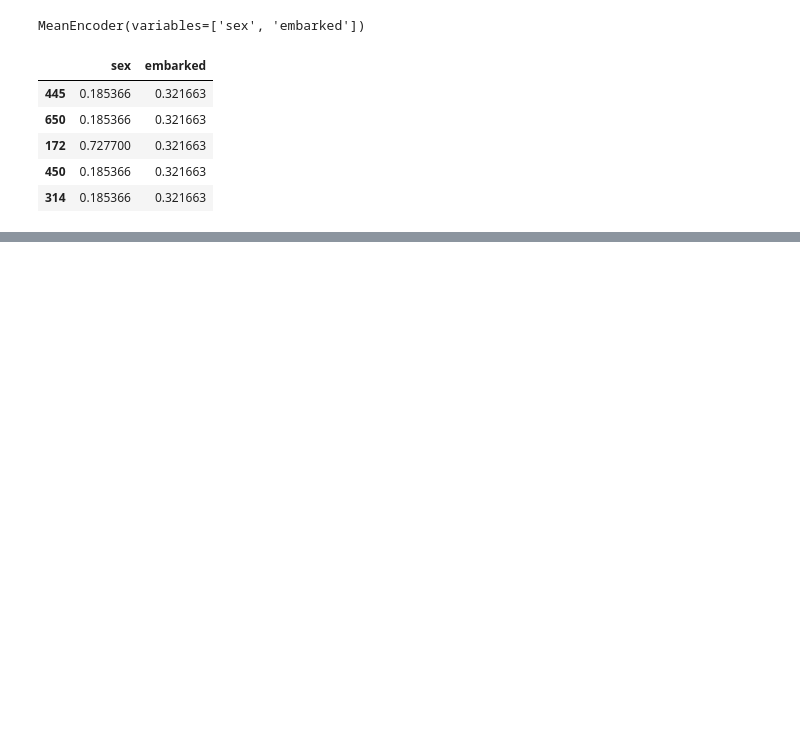
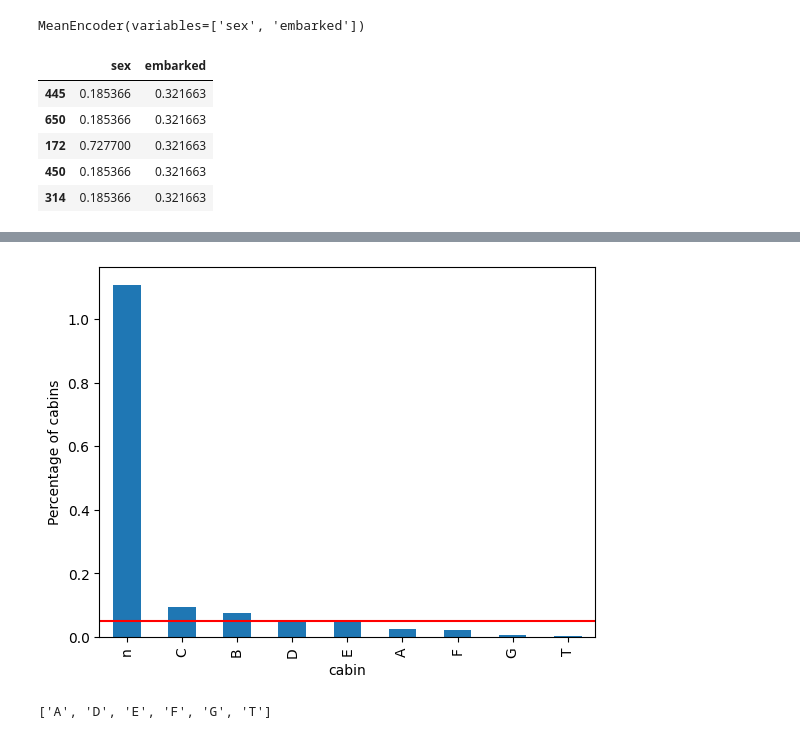
Before and after one commit to kar137/Machine-Learning-Portfolio, a Jupyter notebook: notebooks/Feature-Engineering/encoding.ipynb, the cells around one changed output, grey strips where cells are left out. Cells and saved outputs as stored; diff of their text form; code cells hidden in the pictures; blank space fills up the shorter version.

Commit message:
Implement WoE and Rare label encoding

```diff
--- a/notebooks/Feature-Engineering/encoding.ipynb
+++ b/notebooks/Feature-Engineering/encoding.ipynb
@@ -466,0 +494,11 @@ X_train.head()
+# %%
+# lets look at the count of categories of cabin features
+
+print(data['cabin'].value_counts())
+
+#Since, the count of 'T' category is so low, it can throw error when computing the log.
+# removing the 'T' category
+
+data = data[data['cabin'] != 'T']
+
+print(data['cabin'].value_counts())
@@ -466,0 +680,9 @@ X_train.head()
+# %%
+data = load_data()
+
+variable = 'cabin'
+# large cardinality often results in rare labels
+data[variable] = data[variable].astype('str').str[0]
+data = data[data[variable].notna()]
+
+print(data.groupby(variable)[variable].count()/len(data)) #percentage of occurance
@@ -466,0 +701,26 @@ X_train.head()
+# %%
+def display_rare(df, variable):
+
+    value_df = pd.Series(df[variable].value_counts() / len(X_train) )
+
+    # make plot with the above percentages
+    fig = value_df.sort_values(ascending=False).plot.bar()
+    fig.set_xlabel(variable)
+    fig.set_ylabel('Percentage of cabins')
+    # add a line at 5 % to flag the threshold for rare categories
+    fig.axhline(y=0.05, color='red')
+    plt.show()
+
+display_rare(data, 'cabin')
+# %% [output]
+[figure, added]
+# %%
+# Function used to find rare labels
+def find_rare_labels(df, variables, tolerance):
+    temp_df = df.groupby([variables])[variables].count()/len(df)
+    rare = [x for x in temp_df.loc[temp_df<tolerance].index.values]
+    return rare
+
+find_rare_labels(data, 'cabin', 0.05)
+# %% [output]
+['A', 'D', 'E', 'F', 'G', 'T']
```
Also changed, not shown: parts of 26 cells of this notebook.
